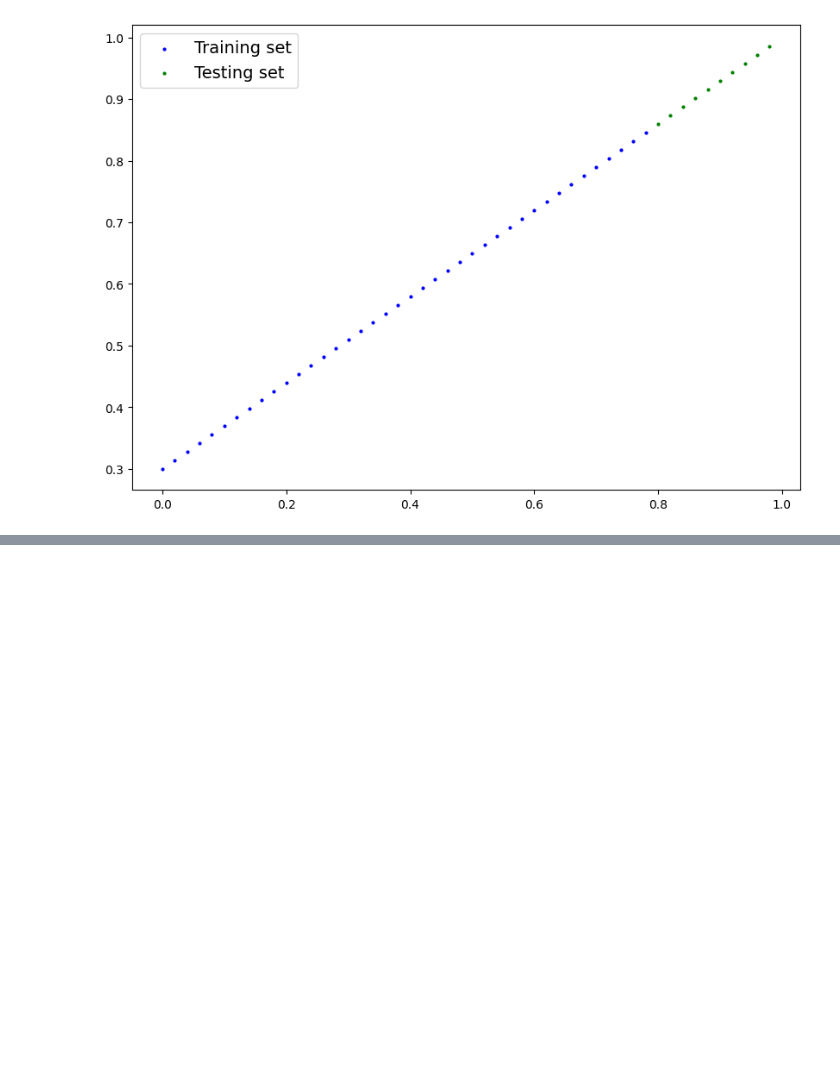
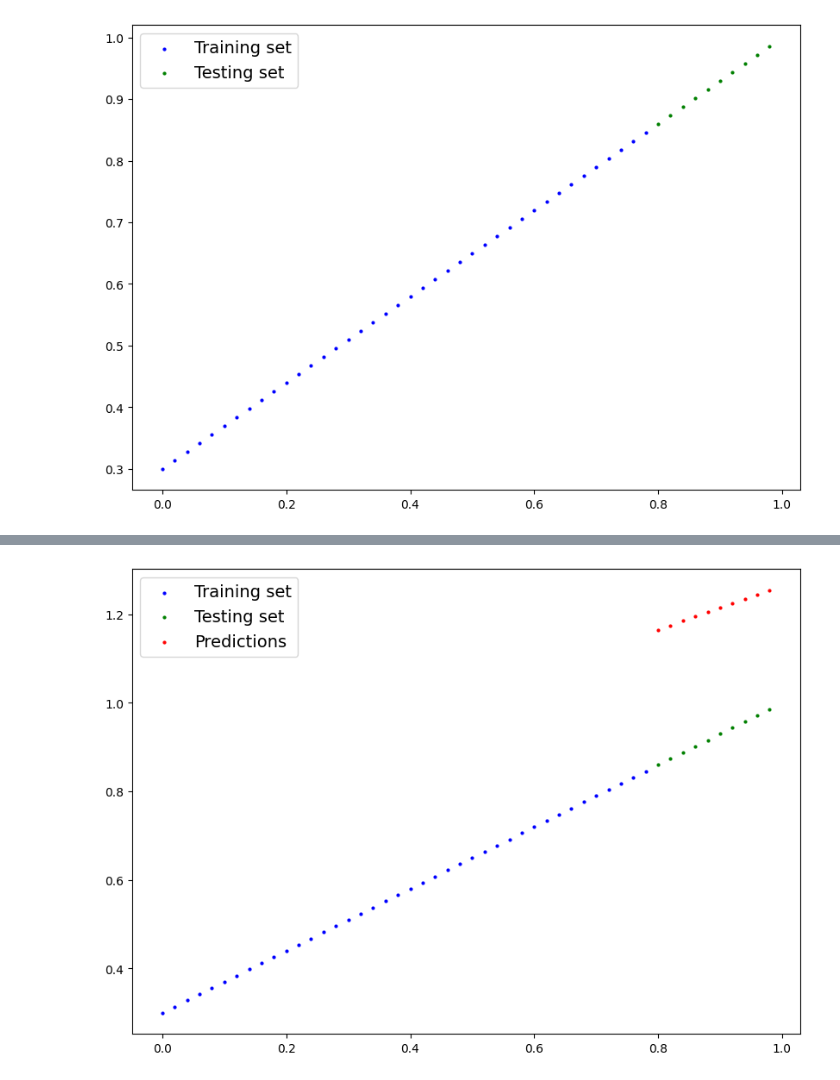
Before and after one commit to raphamatoss/DeepLearningWithPyTorch, a Jupyter notebook: PyTorchWorkflow.ipynb, the cells around one changed output, grey strips where cells are left out. Cells and saved outputs as stored; diff of their text form; code cells hidden in the pictures; blank space fills up the shorter version.

```diff
--- a/PyTorchWorkflow.ipynb
+++ b/PyTorchWorkflow.ipynb
@@ -90,7 +90,8 @@ def plot_predictions(train_data=X_train,
 
   if predictions is not None:
     # Plot the predictions in red(predictions made on the test data)
-    plt.scatter(test_data, predictions, c="r", s=4, label="Predictions")
+    numpy_predictions = predictions.detach().numpy()
+    plt.scatter(test_data, numpy_predictions, c="r", s=4, label="Predictions")
 
   plt.legend(prop={"size": 14})
 # %%
@@ -99,0 +105,14 @@ plot_predictions()
+# %%
+import torch
+from torch import nn
+
+# creating a linear regression model class
+class LinearRegressionModel(nn.Module): #nn.Module is a superclass to all models  in PyTorch
+  def __init__(self):
+    super().__init__()
+    self.weights = nn.Parameter(torch.rand(1, requires_grad=True))
+    self.bias = nn.Parameter(torch.rand(1, requires_grad=True))
+
+  #forward method to define the computation in the model
+  def forward(self, x: torch.Tensor) -> torch.Tensor: # "x" is the input data
+    return self.weights * x + self.bias
@@ -99,0 +135,6 @@ plot_predictions()
+# %%
+torch.manual_seed(0)
+
+model = LinearRegressionModel()
+
+list(model.parameters())
@@ -99,0 +171,4 @@ plot_predictions()
+# %%
+# we could also use:
+y_preds = model(X_test)
+y_preds
@@ -99,0 +200,4 @@ plot_predictions()
+# %%
+plot_predictions(predictions=y_preds)
+# %% [output]
+[figure, added]
```
Also changed, not shown: parts of 10 cells of this notebook.
